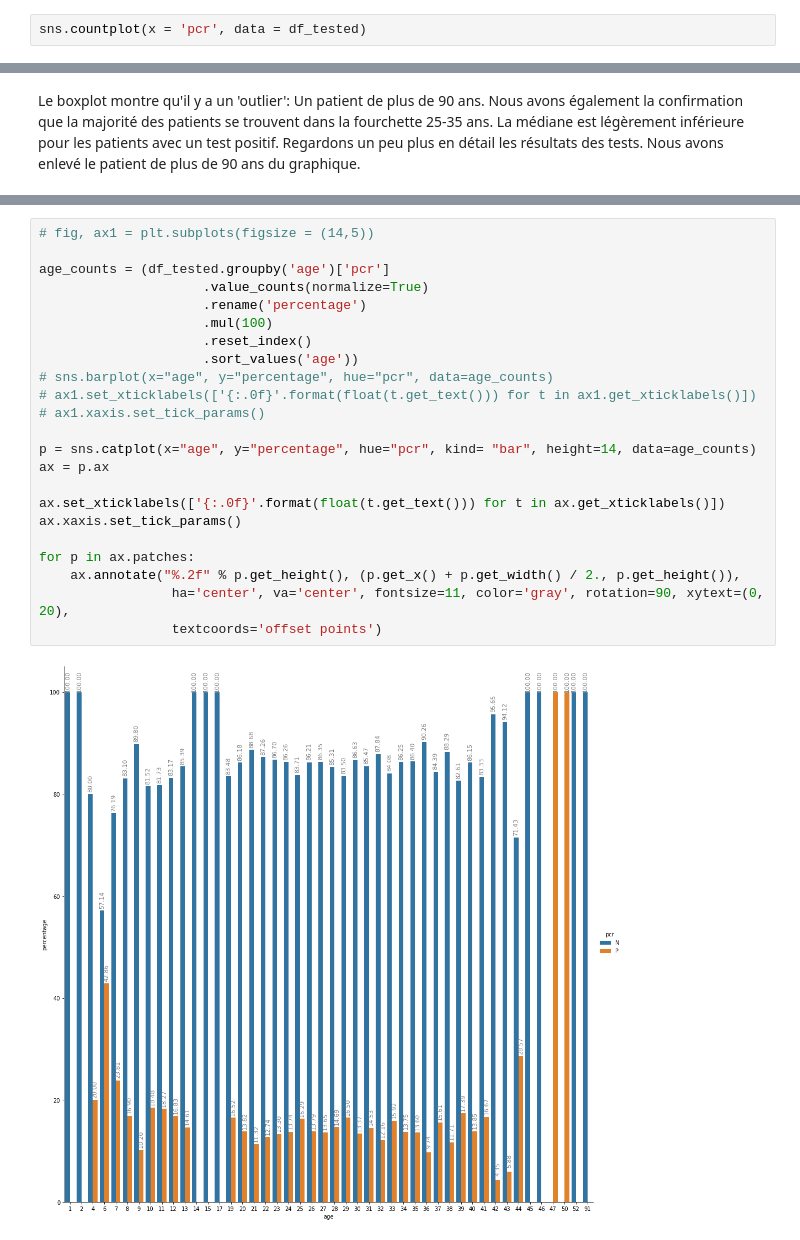
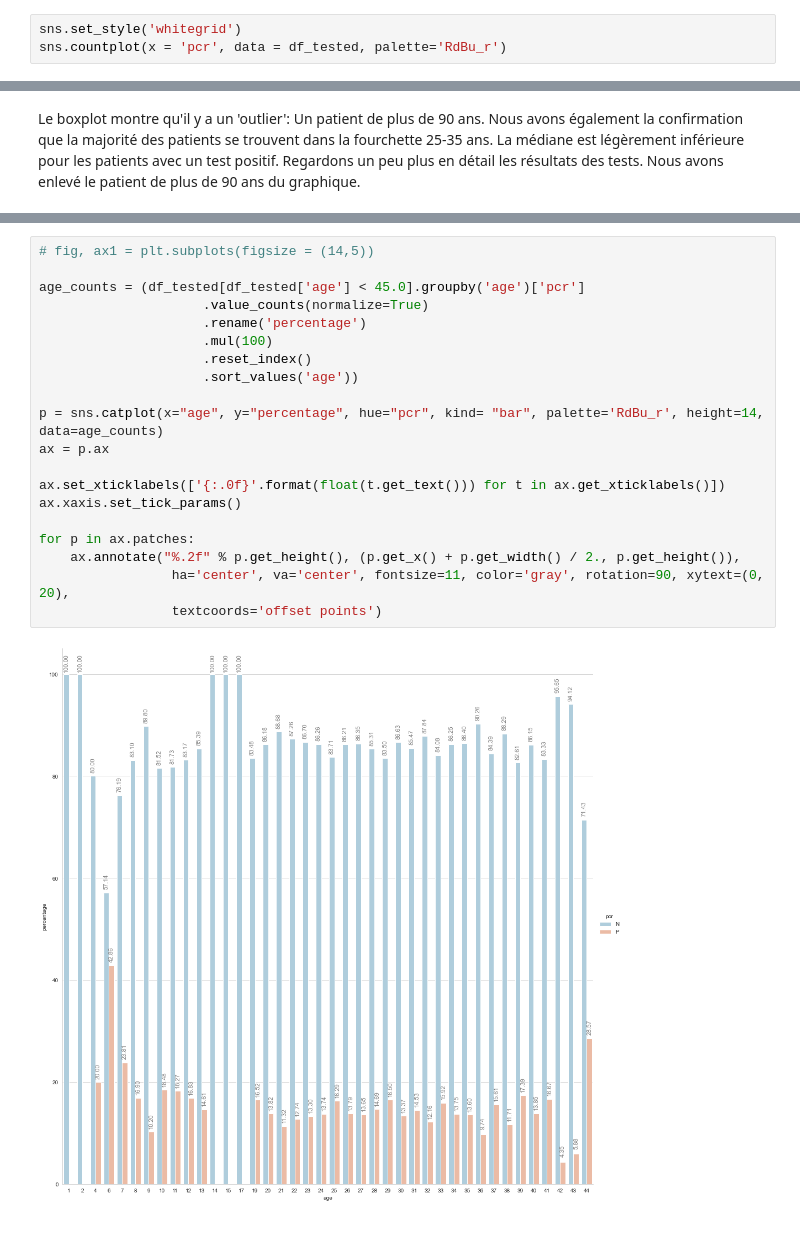
Before and after one commit to cjlise/inria, a Jupyter notebook: Analyse Exploratoire des données.ipynb, the cells around one changed output, grey strips where cells are left out. Cells and saved outputs as stored; diff of their text form.

```diff
--- a/Analyse Exploratoire des données.ipynb
+++ b/Analyse Exploratoire des données.ipynb
@@ -344,6 +292,7 @@ N    6900
 P    1169
 Name: pcr, dtype: int64
 # %%
-sns.countplot(x = 'pcr', data = df_tested)
+sns.set_style('whitegrid')
+sns.countplot(x = 'pcr', data = df_tested, palette='RdBu_r')
 # %% [output]
 <AxesSubplot:xlabel='pcr', ylabel='count'>
@@ -447,28 +422,25 @@ ax1.xaxis.set_tick_params()
 # %%
 # fig, ax1 = plt.subplots(figsize = (14,5))
 
-age_counts = (df_tested.groupby('age')['pcr']
+age_counts = (df_tested[df_tested['age'] < 45.0].groupby('age')['pcr']
                      .value_counts(normalize=True)
                      .rename('percentage')
                      .mul(100)
                      .reset_index()
                      .sort_values('age'))
-# sns.barplot(x="age", y="percentage", hue="pcr", data=age_counts)
-# ax1.set_xticklabels(['{:.0f}'.format(float(t.get_text())) for t in ax1.get_xticklabels()])
-# ax1.xaxis.set_tick_params()
 
-p = sns.catplot(x="age", y="percentage", hue="pcr", kind= "bar", height=14, data=age_counts)
+p = sns.catplot(x="age", y="percentage", hue="pcr", kind= "bar", palette='RdBu_r', height=14, data=age_counts)
 ax = p.ax
 
 ax.set_xticklabels(['{:.0f}'.format(float(t.get_text())) for t in ax.get_xticklabels()])
 ax.xaxis.set_tick_params()
 
 for p in ax.patches:
     ax.annotate("%.2f" % p.get_height(), (p.get_x() + p.get_width() / 2., p.get_height()),
                  ha='center', va='center', fontsize=11, color='gray', rotation=90, xytext=(0, 20),
                  textcoords='offset points')
 # %% [output]
-[figure, old version]
+[figure, new version]
 # %% [markdown]
 Pour les adultes, les tests les plus significatifs (plus de 100 tests) sont pour les ages compris entre 19 et 38 ans. On voit cela sur le premier graphique ci-dessus. Pour les enfants les tests significatifs sont pour les ages 9-13 ans.
 Parmi ces ages, on note des disparités: les enfants de 9 ans ont le plus faible taux de positivité: 10,20%. Mais pour les enfants de 10 ans, ce taux monte à 18,48%.
```
Also changed, not shown: parts of 35 cells of this notebook, 4 other files.
